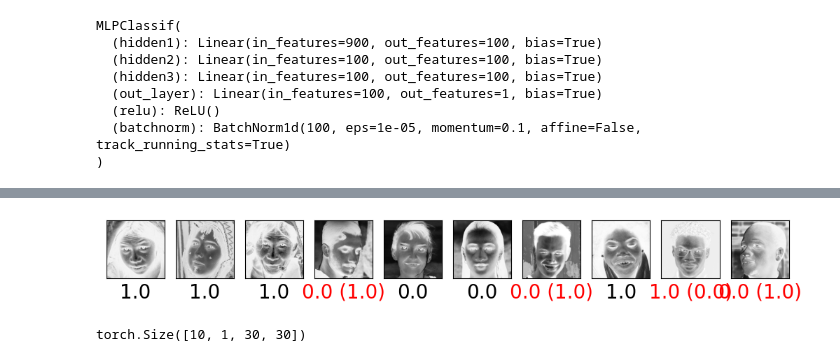
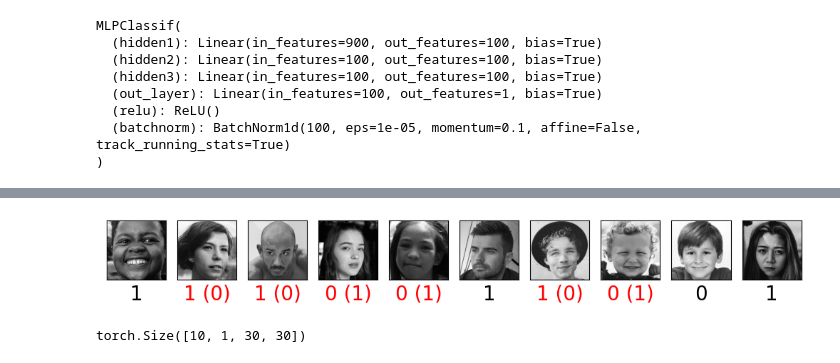
Before and after one commit to MNIKIEMA/Real-and-Fake-Face-Detection, a Jupyter notebook: real-and-fake-face.ipynb, the cells around one changed output, grey strips where cells are left out. Drawn from its saved outputs; the diff is of its cells as text; code cells hidden in the pictures.

Commit message:
improve plot fct

```diff
--- a/real-and-fake-face.ipynb
+++ b/real-and-fake-face.ipynb
@@ -313,7 +313,7 @@ def train_val_binary_classifier(model, train_dataloader, valid_dataloader, num_e
     return model_tr, {'loss': loss_all_epochs,'val_loss': valid_loss, 'val_accuracy': valid_acc}
 # %%
 def plot_images(x,y=None, indices='all', columns=12, x_size=1, y_size=1,
-                colorbar=False, y_pred=None, cm='binary', norm=None, y_padding=0.35, spines_alpha=1,
+                colorbar=False, y_pred=None, cm="gray", norm=None, y_padding=0.35, spines_alpha=1,
                 fontsize=20, interpolation='lanczos'):
     """
     Show some images in a grid, with legends
@@ -356,14 +356,6 @@ def plot_images(x,y=None, indices='all', columns=12, x_size=1, y_size=1,
                 xx=x[i]
         img=axs.imshow(xx,   cmap = cm, norm=norm,)
 #         img=axs.imshow(xx,   cmap = cm, interpolation=interpolation)
-        axs.spines['right'].set_visible(True)
-        axs.spines['left'].set_visible(True)
-        axs.spines['top'].set_visible(True)
-        axs.spines['bottom'].set_visible(True)
-        axs.spines['right'].set_alpha(spines_alpha)
-        axs.spines['left'].set_alpha(spines_alpha)
-        axs.spines['top'].set_alpha(spines_alpha)
-        axs.spines['bottom'].set_alpha(spines_alpha)
         axs.set_yticks([])
         axs.set_xticks([])
         if draw_labels and not draw_pred:
@@ -415,15 +399,15 @@ Train loss: 73.40791 | Test loss: 11.98080 | Test acc: 47.50%
 # %%
 sigmoid = nn.Sigmoid()
 x_test, y_test = next(iter(test_data_loader))
 transform_ = transforms.Resize(size = (30,30))
 x_t = transform_(x_test)
 y_pred = model(x_t.squeeze().view(10,-1))
-y_test = y_test.numpy()
-y_pred = torch.round(sigmoid(y_pred)).squeeze(1).detach().numpy()
+y_test = y_test.numpy().astype(int)
+y_pred = torch.round(sigmoid(y_pred)).squeeze(1).detach().numpy().astype(int)
 x_test = x_test.squeeze().numpy()
 plot_images(x_test, y_test, range(0,10), columns=12, x_size=1, y_size=1, y_pred=y_pred)
 # %% [output]
-[figure, old version]
+[figure, new version]
 # %%
 x_t.shape
 # %% [output]
```
Also changed, not shown: parts of 1 cell of this notebook.
